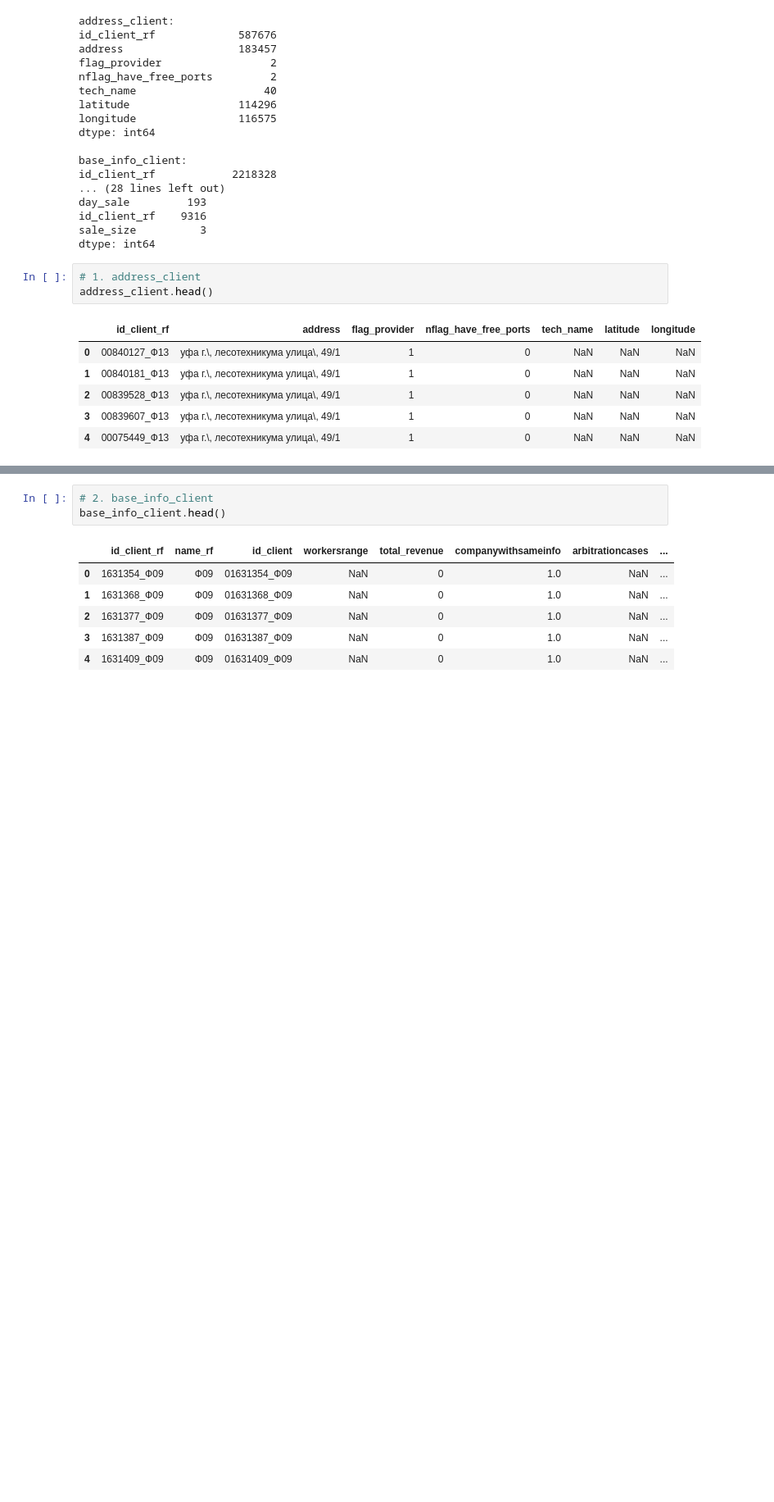
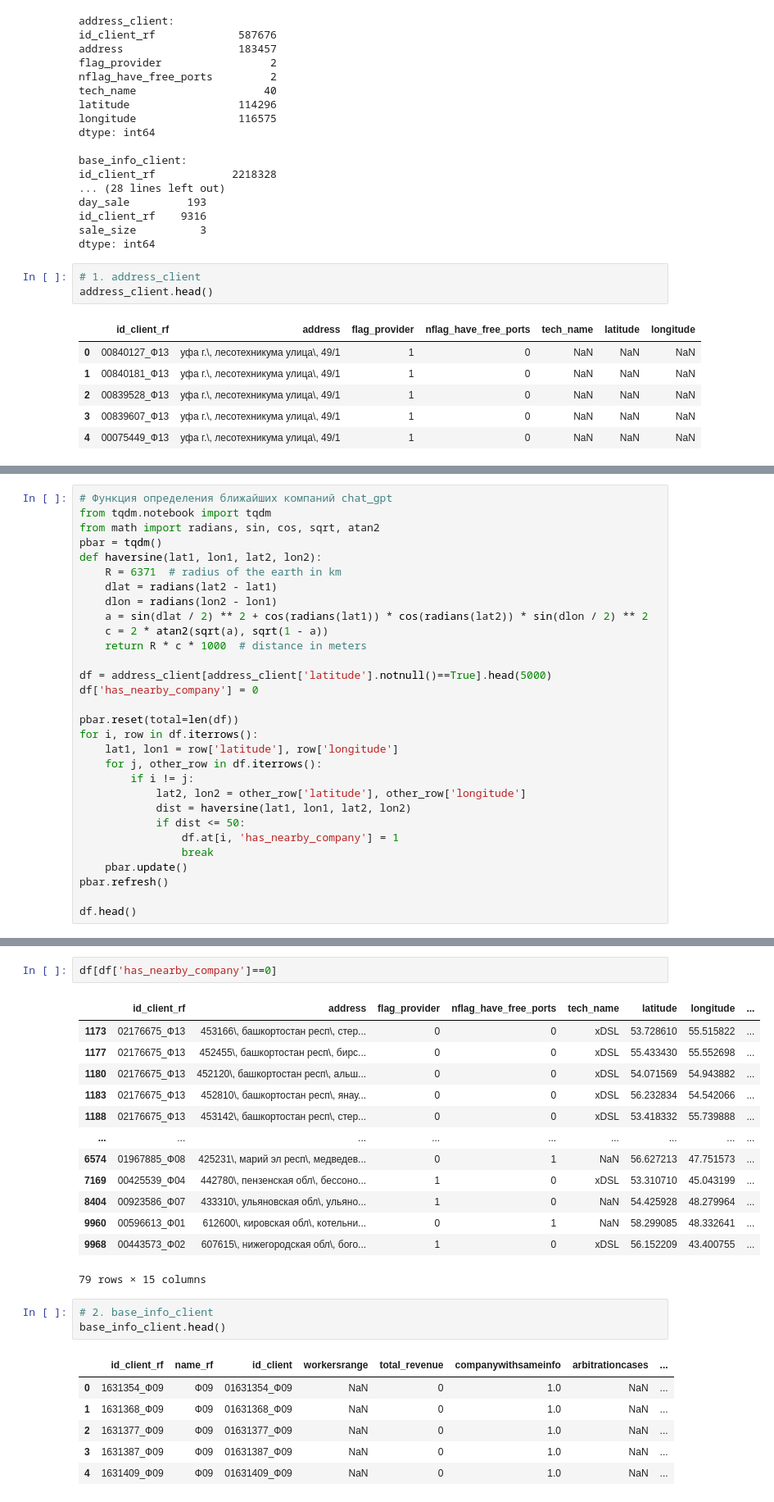
Before and after one commit to abakhmetev/Hackathon_RTK, a Jupyter notebook: Hakaton_Anton.ipynb, the cells around one changed output, grey strips where cells are left out. Shown: that part at 82% size. Cells and saved outputs as stored; diff of their text form; blank space fills up the shorter version.

```diff
--- a/Hakaton_Anton.ipynb
+++ b/Hakaton_Anton.ipynb
@@ -92,0 +198,30 @@ address_client.head()
+# %%
+# Функция определения ближайших компаний chat_gpt
+from tqdm.notebook import tqdm
+from math import radians, sin, cos, sqrt, atan2
+pbar = tqdm()
+def haversine(lat1, lon1, lat2, lon2):
+    R = 6371  # radius of the earth in km
+    dlat = radians(lat2 - lat1)
+    dlon = radians(lon2 - lon1)
+    a = sin(dlat / 2) ** 2 + cos(radians(lat1)) * cos(radians(lat2)) * sin(dlon / 2) ** 2
+    c = 2 * atan2(sqrt(a), sqrt(1 - a))
+    return R * c * 1000  # distance in meters
+
+df = address_client[address_client['latitude'].notnull()==True].head(5000)
+df['has_nearby_company'] = 0
+
+pbar.reset(total=len(df))
+for i, row in df.iterrows():
+    lat1, lon1 = row['latitude'], row['longitude']
+    for j, other_row in df.iterrows():
+        if i != j:
+            lat2, lon2 = other_row['latitude'], other_row['longitude']
+            dist = haversine(lat1, lon1, lat2, lon2)
+            if dist <= 50:
+                df.at[i, 'has_nearby_company'] = 1
+                break
+    pbar.update()
+pbar.refresh()
+
+df.head()
@@ -93,3 +235,19 @@ address_client.head()
+# %%
+df[df['has_nearby_company']==0]
+# %% [output]
+|  | id_client_rf | address | flag_provider | nflag_have_free_ports | tech_name | latitude | longitude | ... |
+| 1173 | 02176675_Ф13 | 453166\, башкортостан респ\, стер... | 0 | 0 | xDSL | 53.728610 | 55.515822 | ... |
+| 1177 | 02176675_Ф13 | 452455\, башкортостан респ\, бирс... | 0 | 0 | xDSL | 55.433430 | 55.552698 | ... |
+| 1180 | 02176675_Ф13 | 452120\, башкортостан респ\, альш... | 0 | 0 | xDSL | 54.071569 | 54.943882 | ... |
+| 1183 | 02176675_Ф13 | 452810\, башкортостан респ\, янау... | 0 | 0 | xDSL | 56.232834 | 54.542066 | ... |
+| 1188 | 02176675_Ф13 | 453142\, башкортостан респ\, стер... | 0 | 0 | xDSL | 53.418332 | 55.739888 | ... |
+| ... | ... | ... | ... | ... | ... | ... | ... | ... |
+| 6574 | 01967885_Ф08 | 425231\, марий эл респ\, медведев... | 0 | 1 | NaN | 56.627213 | 47.751573 | ... |
+| 7169 | 00425539_Ф04 | 442780\, пензенская обл\, бессоно... | 1 | 0 | xDSL | 53.310710 | 45.043199 | ... |
+| 8404 | 00923586_Ф07 | 433310\, ульяновская обл\, ульяно... | 1 | 0 | NaN | 54.425928 | 48.279964 | ... |
+| 9960 | 00596613_Ф01 | 612600\, кировская обл\, котельни... | 0 | 1 | NaN | 58.299085 | 48.332641 | ... |
+| 9968 | 00443573_Ф02 | 607615\, нижегородская обл\, бого... | 1 | 0 | xDSL | 56.152209 | 43.400755 | ... |
+79 rows × 15 columns
 # %%
 # 2. base_info_client
 base_info_client.head()
```
Also changed, not shown: parts of 10 cells of this notebook.
